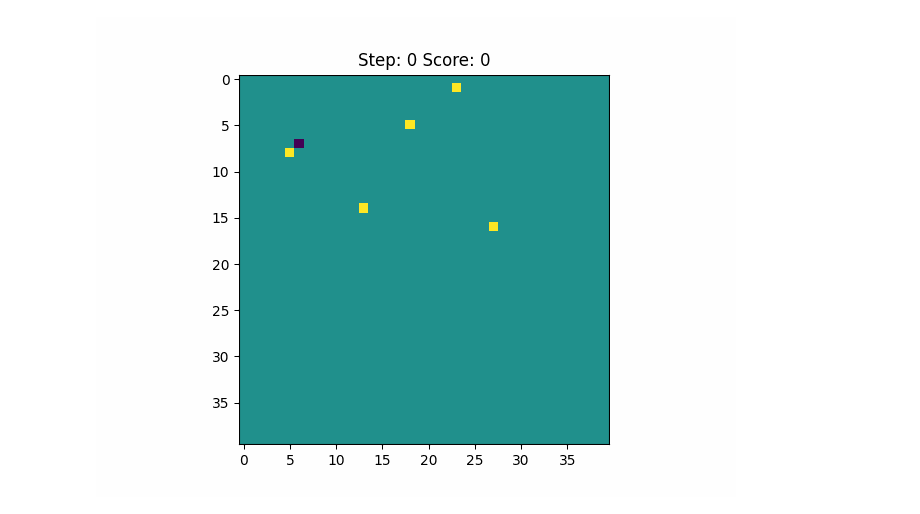
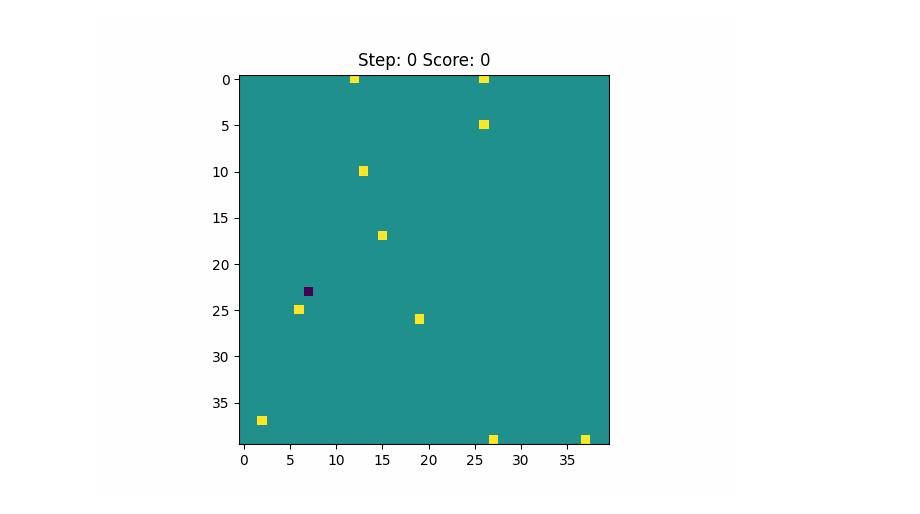
Before and after one commit to elichen/nematode, a Jupyter notebook: nematode.ipynb, the cells around one changed output. Drawn from its saved outputs; the diff is of its cells as text; code cells hidden in the pictures.

```diff
--- a/nematode.ipynb
+++ b/nematode.ipynb
@@ -28,9 +29,9 @@ class WormEnvironment:
         self.pellet_positions = [(random.randint(0, self.grid_size-1), random.randint(0, self.grid_size-1)) for _ in range(self.num_pellets)]
         self.score = 0
 
-    def calculate_local_gradient(self):
+    def calculate_local_gradient(self, worm_position):
         """Calculate the chemical concentration gradient in the immediate vicinity of the worm."""
-        x, y = self.worm_position
+        x, y = worm_position
         # Initialize local gradient for all directions with zero
         local_gradient = {(0, -1): 0, (0, 1): 0, (-1, 0): 0, (1, 0): 0}
 
@@ -51,7 +52,7 @@ class WormEnvironment:
 
     def update(self):
         """Update the environment state based on the worm's decision to move based on local gradients."""
-        local_gradient = self.calculate_local_gradient()
+        local_gradient = self.calculate_local_gradient(self.worm_position)
         move_direction = self.controller.decide_move(local_gradient)
         new_position = (min(max(self.worm_position[0] + move_direction[0], 0), self.grid_size-1),
                         min(max(self.worm_position[1] + move_direction[1], 0), self.grid_size-1))
@@ -108,7 +109,7 @@ for _ in range(100000):
     environment.reset_environment()
 
     # Calculate the local gradient around the worm
-    local_gradient = environment.calculate_local_gradient()
+    local_gradient = environment.calculate_local_gradient(environment.worm_position)
 
     # Create input feature vector from the local gradients
     input_features = [local_gradient.get((0, -1), 0),  # Gradient Up
@@ -147,8 +148,8 @@ class NeuralController(nn.Module):
         with torch.no_grad():
             prediction = self.forward(gradient_tensor)
 
-        # Convert the network's prediction to a move direction
-        move_index = torch.argmax(prediction, dim=1).item()
+        probabilities = F.softmax(prediction, dim=1)
+        move_index = torch.multinomial(probabilities, 1).item()
         direction_mapping = {0: (0, -1),  # Up
                              1: (0, 1),   # Down
                              2: (-1, 0),  # Left
@@ -284,20 +274,20 @@ Epoch 10, Total Reward: 134.22892811396324
 # %%
 fig, ax = plt.subplots()
 self_learned_controller.eval()
-environment = WormEnvironment(grid_size, num_pellets, self_learned_controller)
+environment = WormEnvironment(grid_size, 10, self_learned_controller)
 
 def animate(i):
     ax.clear()
     position, pellets, score = environment.update()
     grid = environment.draw()
     ax.imshow(grid, cmap='viridis')
     ax.set_title(f'Step: {i} Score: {score}')
     return ax
 
 ani = animation.FuncAnimation(fig, animate, frames=simulate_frames, interval=100, blit=False, repeat=False)
 
 ani.save('self_learned_controller.gif', writer='pillow', fps=10)
 plt.close(fig)
 Image(filename='self_learned_controller.gif')
 # %% [output]
-[figure, old version]
+[figure, new version]
```
Also changed, not shown: parts of 6 cells of this notebook.
